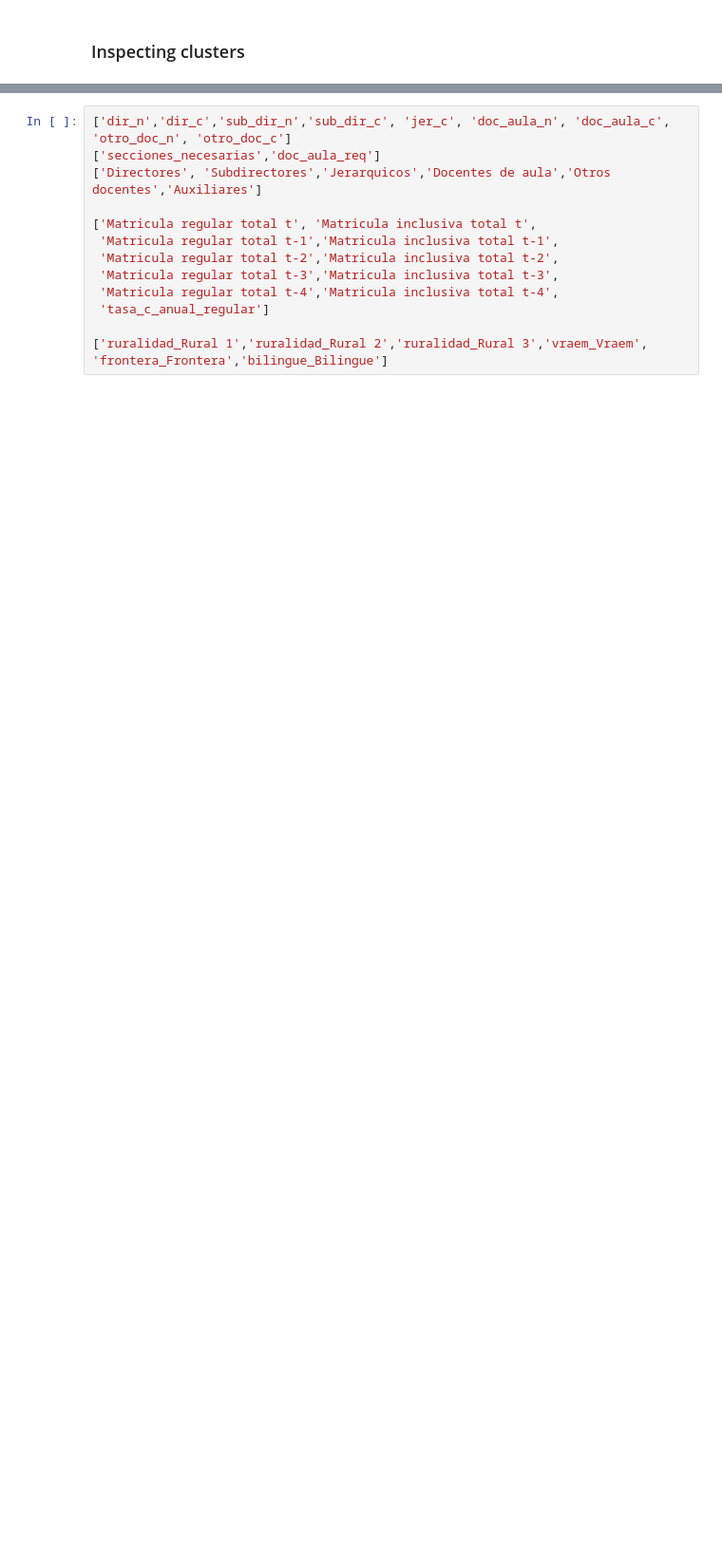
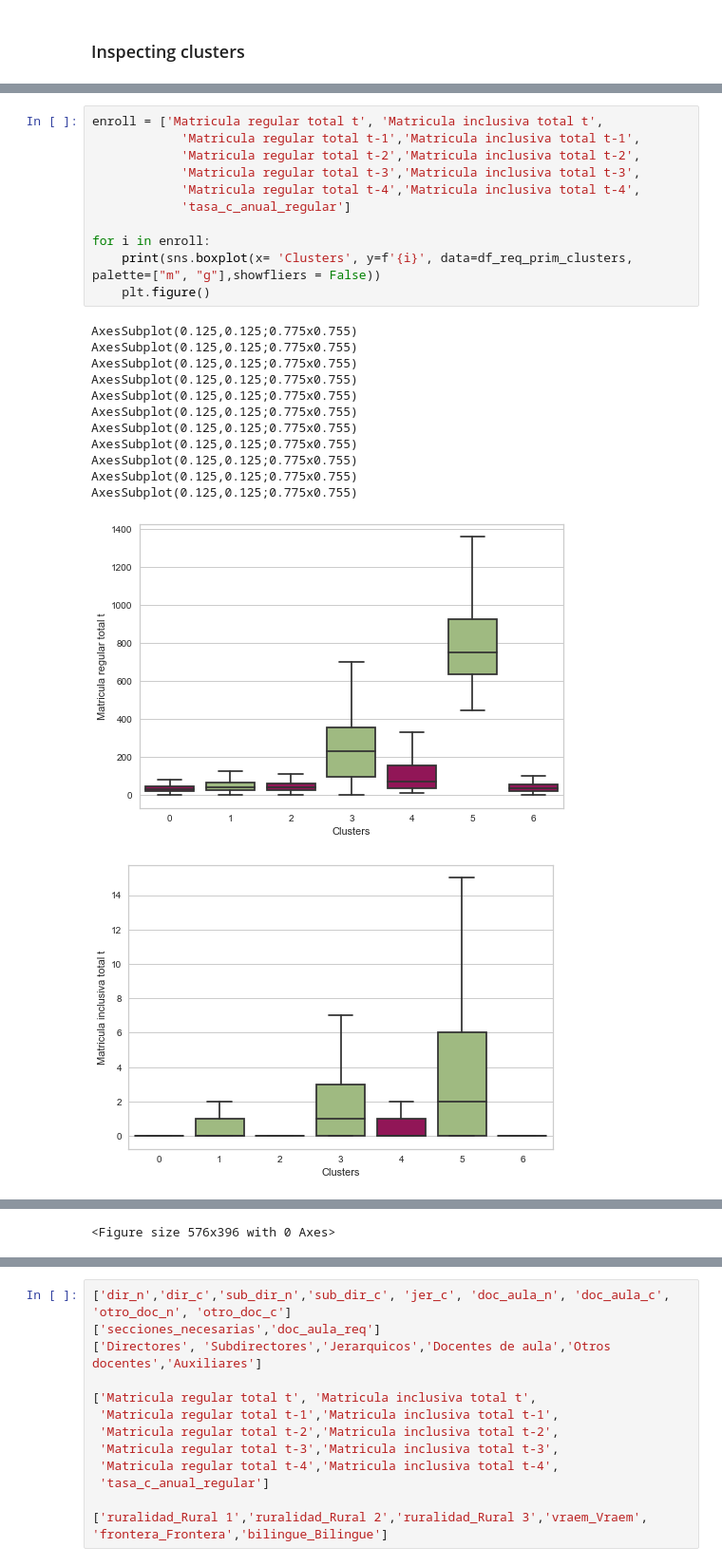
Before and after one commit to hugoferquiroz/AITeacherAllocation, a Jupyter notebook: Scripts/2-2 clusters.ipynb, the cells around one changed output, grey strips where cells are left out. Shown at 95% size. Drawn from its saved outputs; the diff is of its cells as text; blank space fills up the shorter version.

```diff
--- a/Scripts/2-2 clusters.ipynb
+++ b/Scripts/2-2 clusters.ipynb
@@ -321,0 +310,25 @@ primaria_req_knn['Segmento'] = clusters
+# %%
+enroll = ['Matricula regular total t', 'Matricula inclusiva total t',
+            'Matricula regular total t-1','Matricula inclusiva total t-1',
+            'Matricula regular total t-2','Matricula inclusiva total t-2',
+            'Matricula regular total t-3','Matricula inclusiva total t-3',
+            'Matricula regular total t-4','Matricula inclusiva total t-4',
+            'tasa_c_anual_regular']
+
+for i in enroll:
+    print(sns.boxplot(x= 'Clusters', y=f'{i}', data=df_req_prim_clusters, palette=["m", "g"],showfliers = False))
+    plt.figure()
+# %% [output]
+AxesSubplot(0.125,0.125;0.775x0.755)
+AxesSubplot(0.125,0.125;0.775x0.755)
+AxesSubplot(0.125,0.125;0.775x0.755)
+AxesSubplot(0.125,0.125;0.775x0.755)
+AxesSubplot(0.125,0.125;0.775x0.755)
+AxesSubplot(0.125,0.125;0.775x0.755)
+AxesSubplot(0.125,0.125;0.775x0.755)
+AxesSubplot(0.125,0.125;0.775x0.755)
+AxesSubplot(0.125,0.125;0.775x0.755)
+AxesSubplot(0.125,0.125;0.775x0.755)
+AxesSubplot(0.125,0.125;0.775x0.755)
+[figure, added]
+[figure, added]
@@ -321,0 +344 @@ primaria_req_knn['Segmento'] = clusters
+<Figure size 576x396 with 0 Axes>
```
Also changed, not shown: parts of 46 cells of this notebook.
